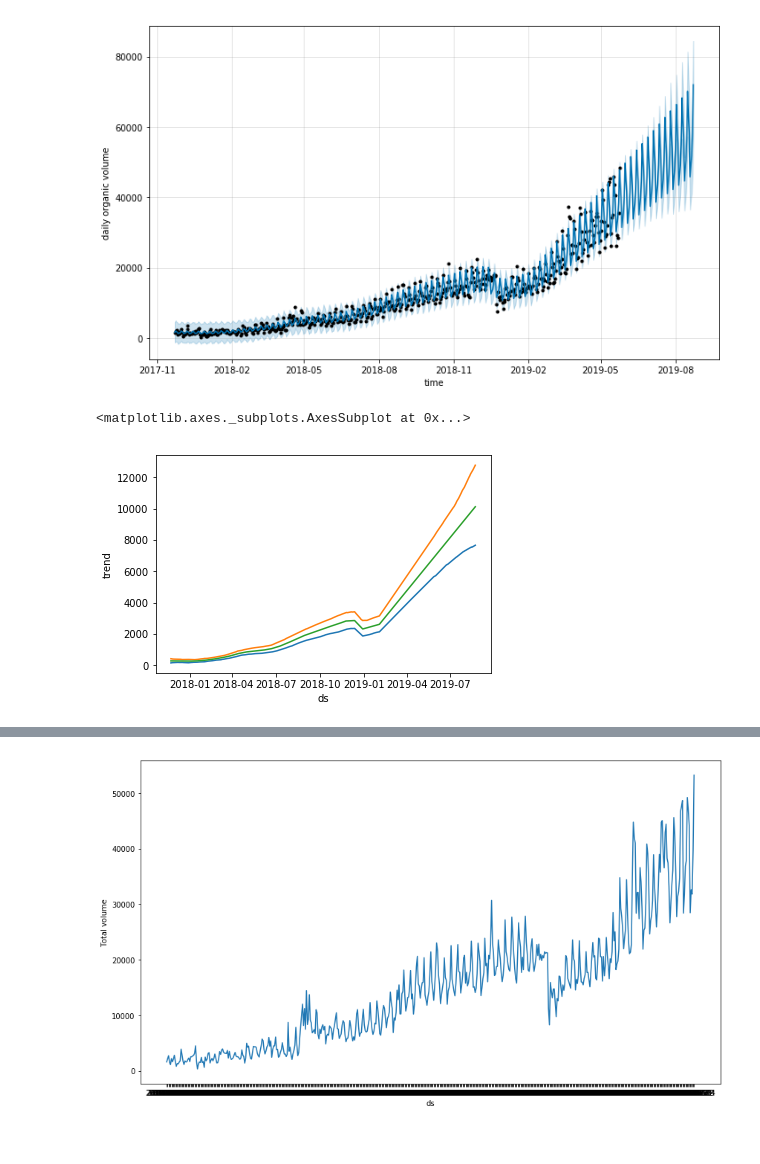
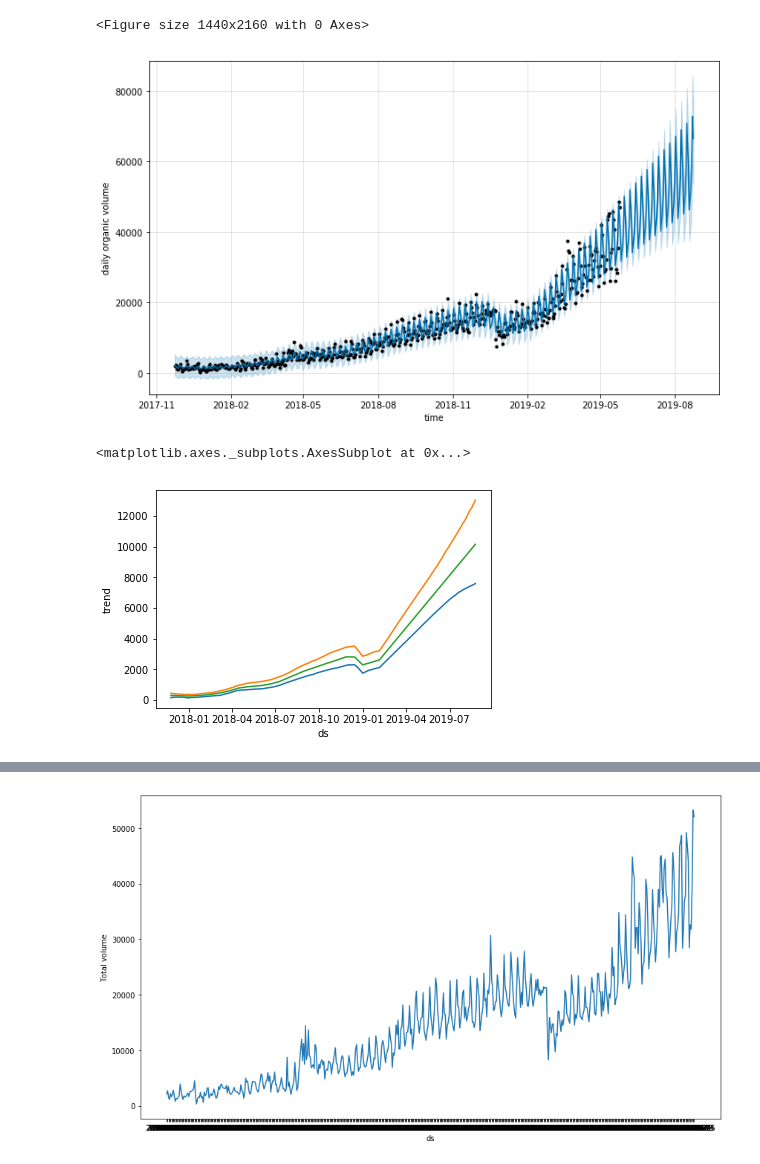
Before and after one commit to Z-an/forecast, a Jupyter notebook: liven/livenforecast.ipynb, the cells around one changed output, grey strips where cells are left out. Saved outputs shown, nothing was run; the diff lists cells and outputs as text; code cells hidden in the pictures.

```diff
--- a/liven/livenforecast.ipynb
+++ b/liven/livenforecast.ipynb
@@ -177,16 +113,17 @@ Engine successfully closed
 # %%
 import matplotlib.pyplot as plt
 import seaborn as sns
-
+plt.figure(figsize=(20,30))
 fig1 = model.plot(forecast,ylabel='daily organic volume',xlabel='time')
 plt.show()
 sns.lineplot(data=forecast,x='ds',y='trend_lower')
 sns.lineplot(data=forecast,x='ds',y='trend_upper')
 sns.lineplot(data=forecast,x='ds',y='trend')
 # %% [output]
+<Figure size 1440x2160 with 0 Axes>
-[figure, old version]
+[figure, new version]
-<matplotlib.axes._subplots.AxesSubplot at 0x...>
+<matplotlib.axes._subplots.AxesSubplot at 0x...>
-[figure, old version]
+[figure, new version]
 # %%
 fig = model.plot_components(forecast)
 # %% [output]
```
Also changed, not shown: parts of 16 cells of this notebook, 1 other file.
